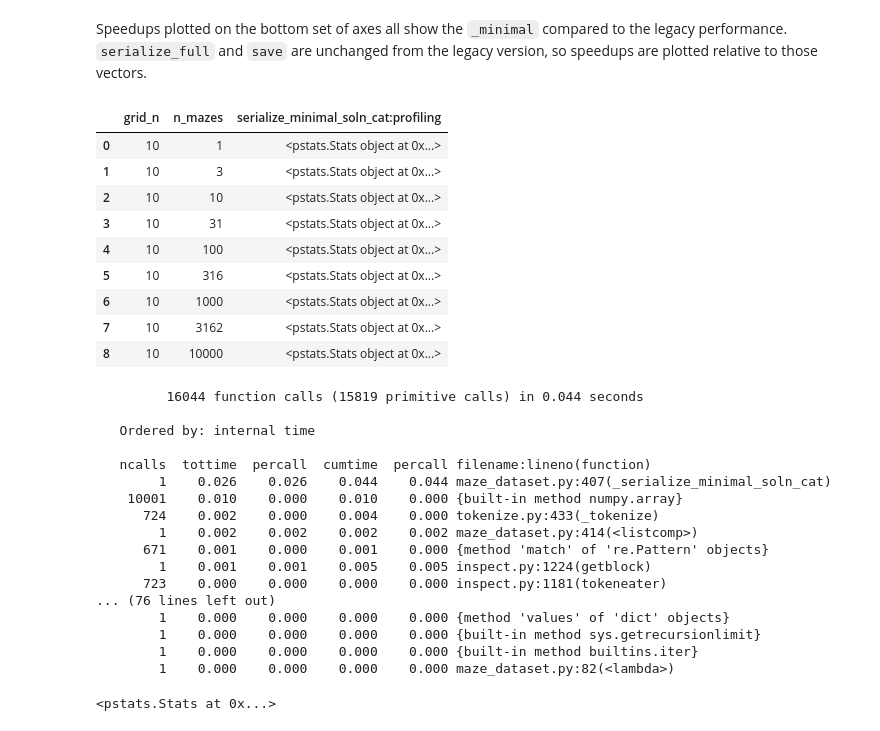
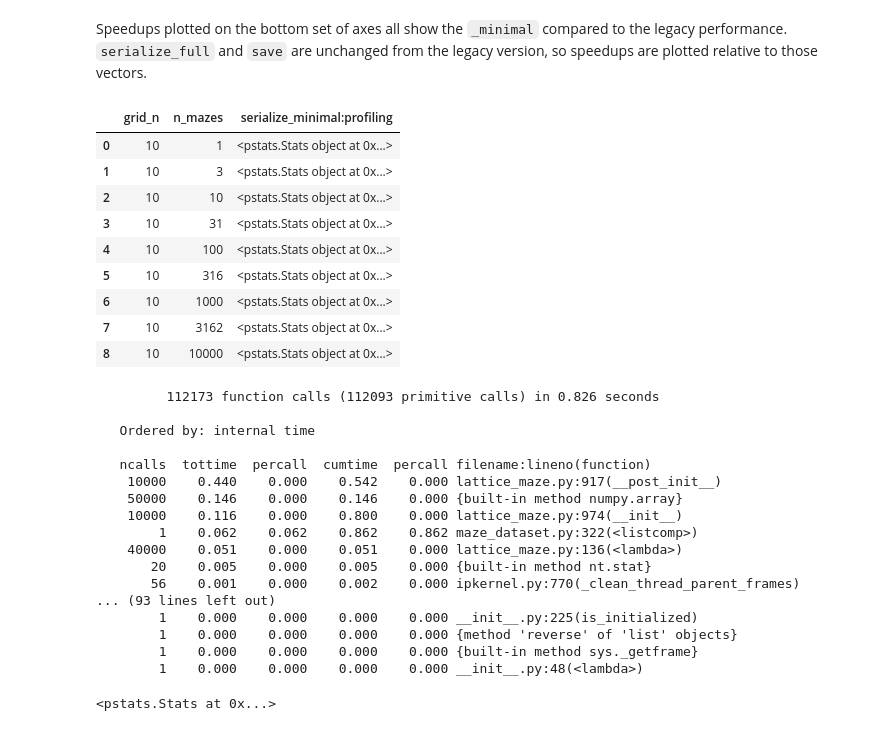
Before and after one commit to understanding-search/maze-dataset, a Jupyter notebook: notebooks/profile_dataset_save_read.ipynb, the cells around one changed output. Drawn from its saved outputs; the diff is of its cells as text; code cells hidden in the pictures.

```diff
--- a/notebooks/profile_dataset_save_read.ipynb
+++ b/notebooks/profile_dataset_save_read.ipynb
@@ -292,9 +316,9 @@ Plotting grid_n=10
 # %% [markdown]
 Speedups plotted on the bottom set of axes all show the `_minimal` compared to the legacy performance. `serialize_full` and `save` are unchanged from the legacy version, so speedups are plotted relative to those vectors.
 # %%
-SPEEDS[['grid_n', 'n_mazes', 'serialize_minimal_soln_cat:profiling']]
+SPEEDS[['grid_n', 'n_mazes', 'serialize_minimal:profiling']]
 # %% [output]
-|  | grid_n | n_mazes | serialize_minimal_soln_cat:profiling |
+|  | grid_n | n_mazes | serialize_minimal:profiling |
 | 0 | 10 | 1 | <pstats.Stats object at 0x...> |
 | 1 | 10 | 3 | <pstats.Stats object at 0x...> |
 | 2 | 10 | 10 | <pstats.Stats object at 0x...> |
@@ -305,23 +329,23 @@ SPEEDS[['grid_n', 'n_mazes', 'serialize_minimal_soln_cat:profiling']]
 | 7 | 10 | 3162 | <pstats.Stats object at 0x...> |
 | 8 | 10 | 10000 | <pstats.Stats object at 0x...> |
 # %%
-SPEEDS['serialize_minimal_soln_cat:profiling'][len(SPEEDS)-1].sort_stats('tottime').print_stats()
+SPEEDS['load_minimal:profiling'][len(SPEEDS)-1].sort_stats('tottime').print_stats()
 # %% [output]
-         16044 function calls (15819 primitive calls) in 0.044 seconds
+         112173 function calls (112093 primitive calls) in 0.826 seconds
 
    Ordered by: internal time
 
    ncalls  tottime  percall  cumtime  percall filename:lineno(function)
-        1    0.026    0.026    0.044    0.044 maze_dataset.py:407(_serialize_minimal_soln_cat)
-    10001    0.010    0.000    0.010    0.000 {built-in method numpy.array}
-      724    0.002    0.000    0.004    0.000 tokenize.py:433(_tokenize)
-        1    0.002    0.002    0.002    0.002 maze_dataset.py:414(<listcomp>)
-      671    0.001    0.000    0.001    0.000 {method 'match' of 're.Pattern' objects}
-        1    0.001    0.001    0.005    0.005 inspect.py:1224(getblock)
-      723    0.000    0.000    0.000    0.000 inspect.py:1181(tokeneater)
-... (76 lines left out)
-        1    0.000    0.000    0.000    0.000 {method 'values' of 'dict' objects}
-        1    0.000    0.000    0.000    0.000 {built-in method sys.getrecursionlimit}
-        1    0.000    0.000    0.000    0.000 {built-in method builtins.iter}
-        1    0.000    0.000    0.000    0.000 maze_dataset.py:82(<lambda>)
+    10000    0.440    0.000    0.542    0.000 lattice_maze.py:917(__post_init__)
+    50000    0.146    0.000    0.146    0.000 {built-in method numpy.array}
+    10000    0.116    0.000    0.800    0.000 lattice_maze.py:974(__init__)
+        1    0.062    0.062    0.862    0.862 maze_dataset.py:322(<listcomp>)
+    40000    0.051    0.000    0.051    0.000 lattice_maze.py:136(<lambda>)
+       20    0.005    0.000    0.005    0.000 {built-in method nt.stat}
+       56    0.001    0.000    0.002    0.000 ipkernel.py:770(_clean_thread_parent_frames)
+... (93 lines left out)
+        1    0.000    0.000    0.000    0.000 __init__.py:225(is_initialized)
+        1    0.000    0.000    0.000    0.000 {method 'reverse' of 'list' objects}
+        1    0.000    0.000    0.000    0.000 {built-in method sys._getframe}
+        1    0.000    0.000    0.000    0.000 __init__.py:48(<lambda>)
 <pstats.Stats at 0x...>
```
Also changed, not shown: parts of 7 cells of this notebook.
